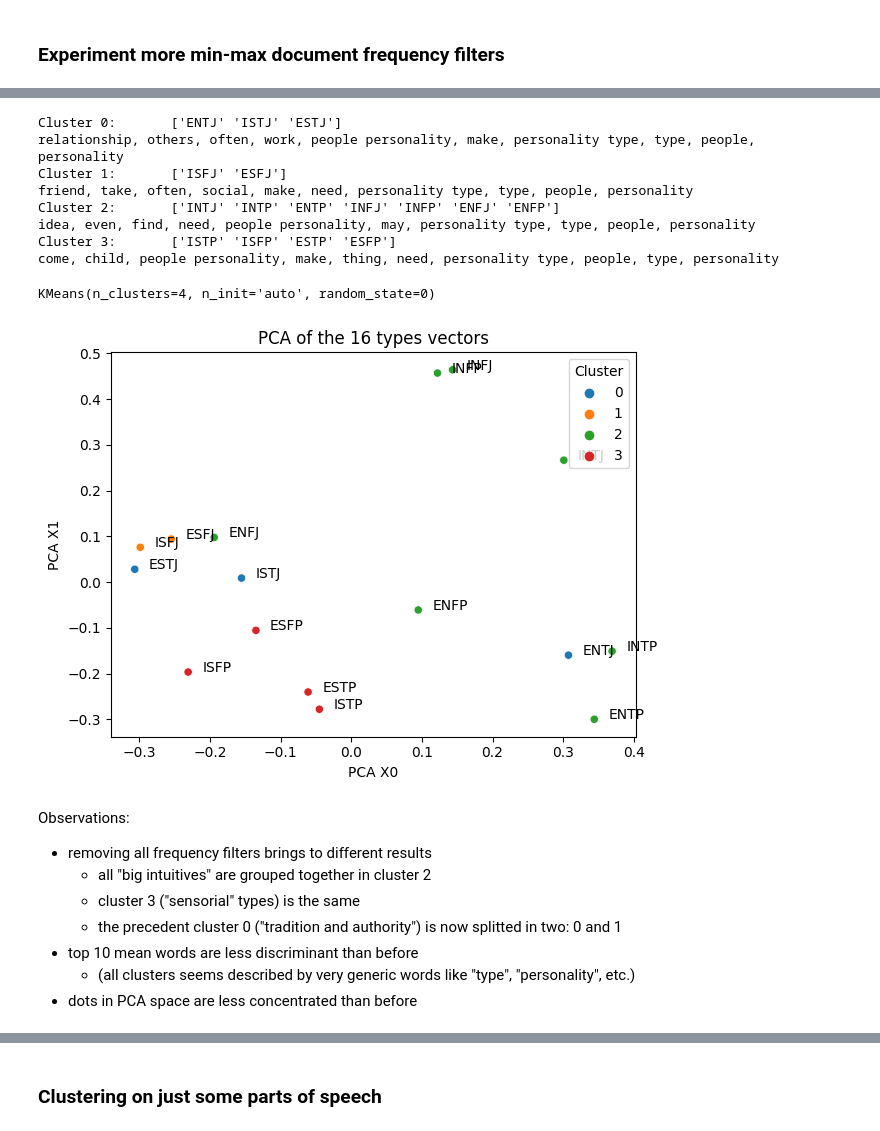
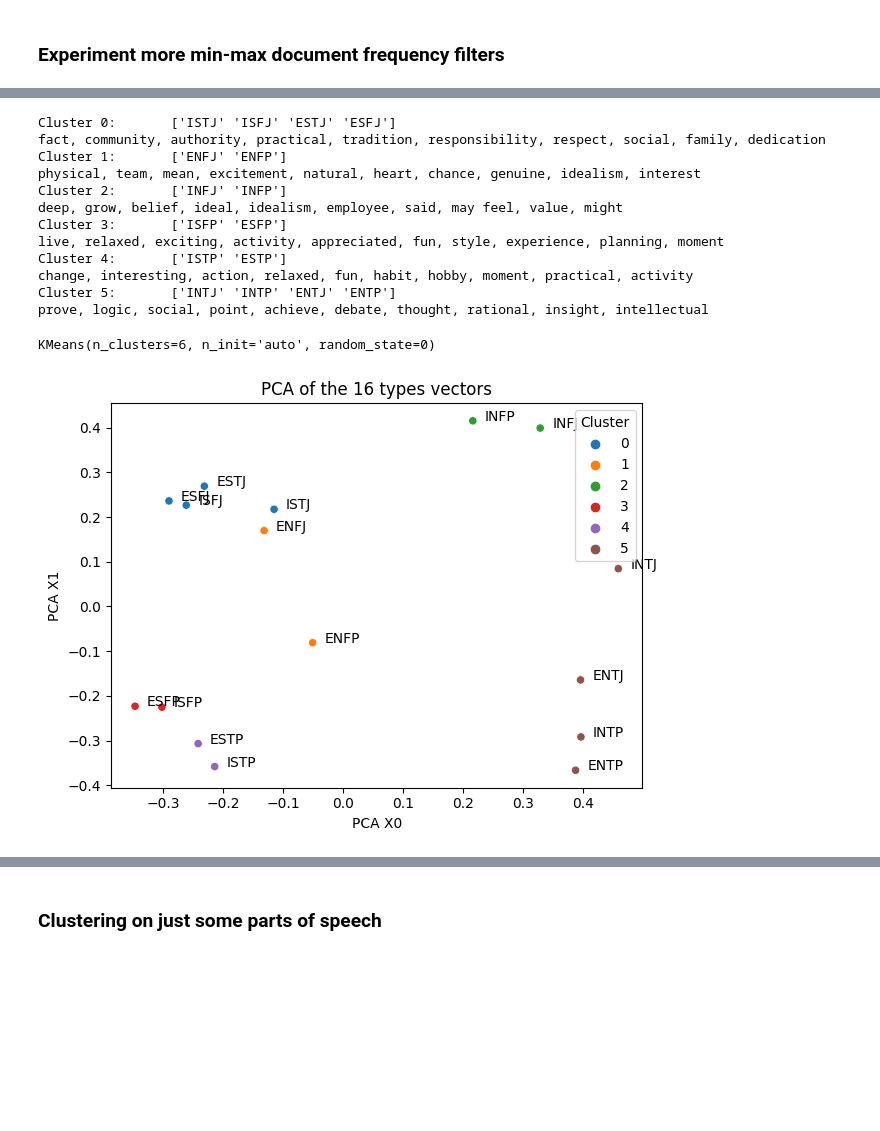
Before and after one commit to emanuelena49/MBTI-NLP, a Jupyter notebook: mbti_types.ipynb, the cells around one changed output, grey strips where cells are left out. Saved outputs shown, nothing was run; the diff lists cells and outputs as text; code cells hidden in the pictures; blank space fills up the shorter version.

Commit message:
refactor: adjust clustering, experiment LDA

```diff
--- a/mbti_types.ipynb
+++ b/mbti_types.ipynb
@@ -878,31 +945,26 @@ Observations:
 # %%
-# Clustering Nr. 02: no frequency filters
+# Clustering Nr. 04: attempt 6 clusters
 kmeans_cluster_and_pca(
     types_ft_tokens,
-    n_clusters=4,
+    n_clusters=6,
     n_keywords=10,
     ngram_range=(1,2),
+    min_df=3, max_df=0.9,
     random_state=0,
-)
+    )
 # %% [output]
-Cluster 0:       ['ENTJ' 'ISTJ' 'ESTJ']
-relationship, others, often, work, people personality, make, personality type, type, people, personality
-Cluster 1:       ['ISFJ' 'ESFJ']
-friend, take, often, social, make, need, personality type, type, people, personality
-Cluster 2:       ['INTJ' 'INTP' 'ENTP' 'INFJ' 'INFP' 'ENFJ' 'ENFP']
-idea, even, find, need, people personality, may, personality type, type, people, personality
-Cluster 3:       ['ISTP' 'ISFP' 'ESTP' 'ESFP']
-come, child, people personality, make, thing, need, personality type, people, type, personality
+Cluster 0:       ['ISTJ' 'ISFJ' 'ESTJ' 'ESFJ']
+fact, community, authority, practical, tradition, responsibility, respect, social, family, dedication
+Cluster 1:       ['ENFJ' 'ENFP']
+physical, team, mean, excitement, natural, heart, chance, genuine, idealism, interest
+Cluster 2:       ['INFJ' 'INFP']
+deep, grow, belief, ideal, idealism, employee, said, may feel, value, might
+Cluster 3:       ['ISFP' 'ESFP']
+live, relaxed, exciting, activity, appreciated, fun, style, experience, planning, moment
+Cluster 4:       ['ISTP' 'ESTP']
+change, interesting, action, relaxed, fun, habit, hobby, moment, practical, activity
+Cluster 5:       ['INTJ' 'INTP' 'ENTJ' 'ENTP']
+prove, logic, social, point, achieve, debate, thought, rational, insight, intellectual
-KMeans(n_clusters=4, n_init='auto', random_state=0)
+KMeans(n_clusters=6, n_init='auto', random_state=0)
-[figure, old version]
+[figure, new version]
-# %% [markdown]
-Observations:
-
-- removing all frequency filters brings to different results
-  - all "big intuitives" are grouped together in cluster 2
-  - cluster 3 ("sensorial" types) is the same
-  - the precedent cluster 0 ("tradition and authority") is now splitted in two: 0 and 1
-- top 10 mean words are less discriminant than before
-  - (all clusters seems described by very generic words like "type", "personality", etc.)
-- dots in PCA space are less concentrated than before
 # %%
```
Also changed, not shown: parts of 31 cells of this notebook.
